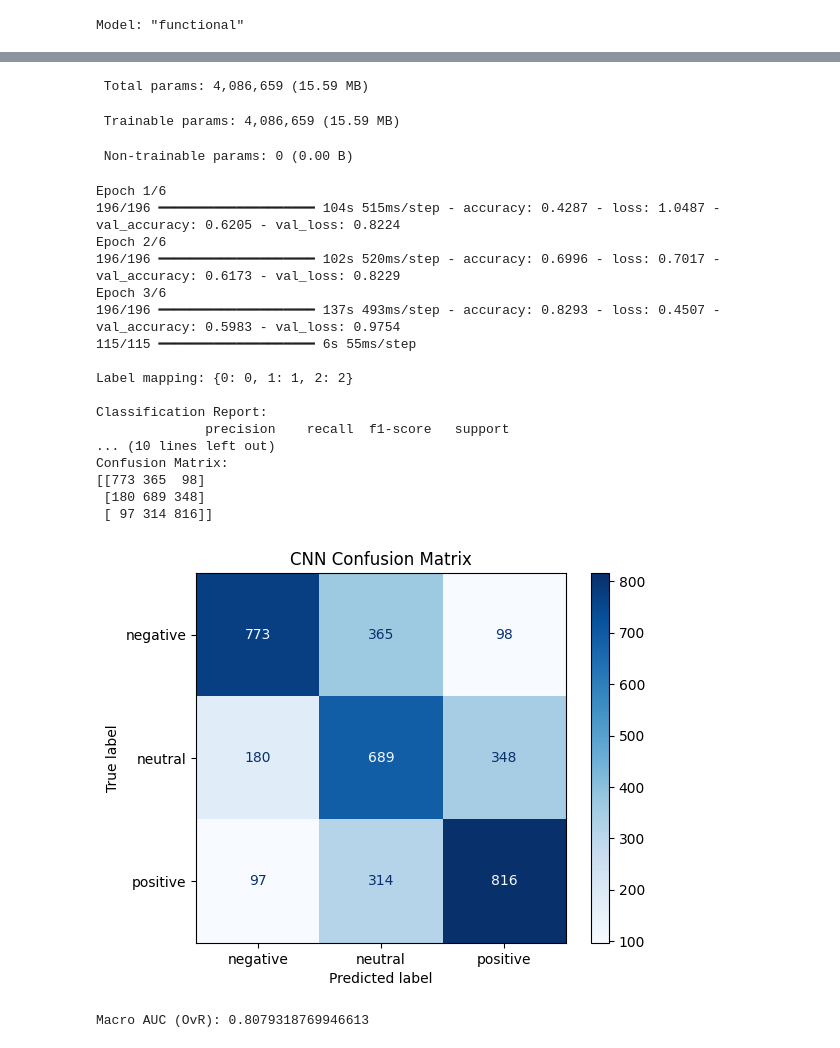
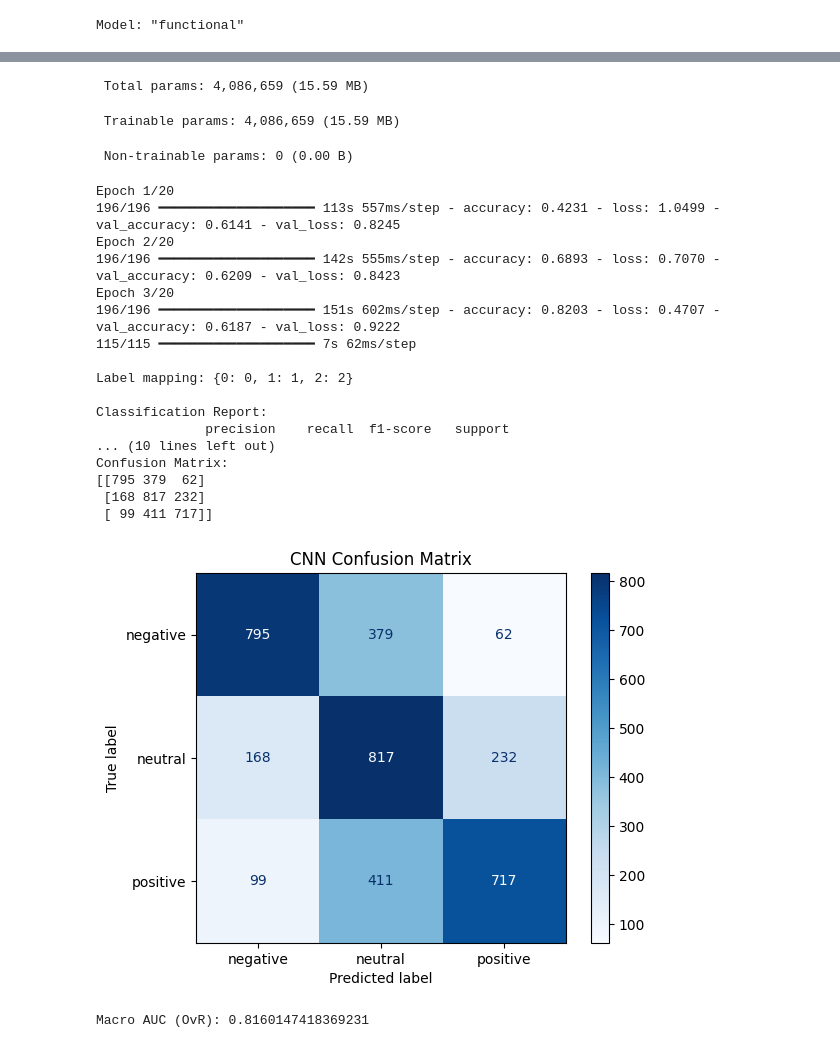
Before and after one commit to yifeica0/ECS171-Group8, a Jupyter notebook: ModelTraining/DL/CNN.ipynb, the cells around one changed output, grey strips where cells are left out. Saved outputs shown, nothing was run; the diff lists cells and outputs as text; code cells hidden in the pictures.

```diff
--- a/ModelTraining/DL/CNN.ipynb
+++ b/ModelTraining/DL/CNN.ipynb
@@ -12,7 +12,7 @@ from tensorflow.keras.preprocessing.sequence import pad_sequences
 from sklearn.preprocessing import label_binarize
 
 # SETTINGS (instead of argparse)
-DATA_PATH = "amazon_user_reviews_DL_3cat.parquet"
+DATA_PATH = "../../datasets/amazon_user_reviews_text_sentiment.parquet"
 
 TEXT_COL = "text_cleaned"
 LABEL_COL = "sentiment"
@@ -26,7 +26,7 @@ KERNEL_SIZES = [3, 4, 5]
 DROPOUT = 0.5
 DENSE_UNITS = 128
 
-EPOCHS = 6
+EPOCHS = 20
 BATCH_SIZE = 64
 
 
@@ -134,42 +134,42 @@ plt.legend()
 plt.show()
 # %% [output]
 Model: "functional"
 ┏━━━━━━━━━━━━━━━━━━━━━┳━━━━━━━━━━━━━━━━━━━┳━━━━━━━━━━━━┳━━━━━━━━━━━━━━━━━━━┓
 ┃ Layer (type)        ┃ Output Shape      ┃    Param # ┃ Connected to      ┃
 ┡━━━━━━━━━━━━━━━━━━━━━╇━━━━━━━━━━━━━━━━━━━╇━━━━━━━━━━━━╇━━━━━━━━━━━━━━━━━━━┩
 │ input_layer         │ (None, 250)       │          0 │ -                 │
 │ (InputLayer)        │                   │            │                   │
 ├─────────────────────┼───────────────────┼────────────┼───────────────────┤
 │ embedding           │ (None, 250, 128)  │  3,840,000 │ input_layer[0][0] │
 │ (Embedding)         │                   │            │                   │
 ├─────────────────────┼───────────────────┼────────────┼───────────────────┤
 │ conv1d (Conv1D)     │ (None, 248, 128)  │     49,280 │ embedding[0][0]   │
 ├─────────────────────┼───────────────────┼────────────┼───────────────────┤
 │ conv1d_1 (Conv1D)   │ (None, 247, 128)  │     65,664 │ embedding[0][0]   │
 ... (18 lines left out)
 │ dense (Dense)       │ (None, 128)       │     49,280 │ dropout[0][0]     │
 ├─────────────────────┼───────────────────┼────────────┼───────────────────┤
 │ dense_1 (Dense)     │ (None, 3)         │        387 │ dense[0][0]       │
 └─────────────────────┴───────────────────┴────────────┴───────────────────┘
  Total params: 4,086,659 (15.59 MB)
  Trainable params: 4,086,659 (15.59 MB)
  Non-trainable params: 0 (0.00 B)
-Epoch 1/6
-196/196 ━━━━━━━━━━━━━━━━━━━━ 104s 515ms/step - accuracy: 0.4287 - loss: 1.0487 - val_accuracy: 0.6205 - val_loss: 0.8224
-Epoch 2/6
-196/196 ━━━━━━━━━━━━━━━━━━━━ 102s 520ms/step - accuracy: 0.6996 - loss: 0.7017 - val_accuracy: 0.6173 - val_loss: 0.8229
-Epoch 3/6
-196/196 ━━━━━━━━━━━━━━━━━━━━ 137s 493ms/step - accuracy: 0.8293 - loss: 0.4507 - val_accuracy: 0.5983 - val_loss: 0.9754
-115/115 ━━━━━━━━━━━━━━━━━━━━ 6s 55ms/step
+Epoch 1/20
+196/196 ━━━━━━━━━━━━━━━━━━━━ 113s 557ms/step - accuracy: 0.4231 - loss: 1.0499 - val_accuracy: 0.6141 - val_loss: 0.8245
+Epoch 2/20
+196/196 ━━━━━━━━━━━━━━━━━━━━ 142s 555ms/step - accuracy: 0.6893 - loss: 0.7070 - val_accuracy: 0.6209 - val_loss: 0.8423
+Epoch 3/20
+196/196 ━━━━━━━━━━━━━━━━━━━━ 151s 602ms/step - accuracy: 0.8203 - loss: 0.4707 - val_accuracy: 0.6187 - val_loss: 0.9222
+115/115 ━━━━━━━━━━━━━━━━━━━━ 7s 62ms/step
 
 Label mapping: {0: 0, 1: 1, 2: 2}
 
 Classification Report:
               precision    recall  f1-score   support
 ... (10 lines left out)
 Confusion Matrix:
-[[773 365  98]
- [180 689 348]
- [ 97 314 816]]
+[[795 379  62]
+ [168 817 232]
+ [ 99 411 717]]
-[figure, old version]
+[figure, new version]
-Macro AUC (OvR): 0.8079318769946613
+Macro AUC (OvR): 0.8160147418369231
```
Also changed, not shown: parts of 3 cells of this notebook, 4 other files.
